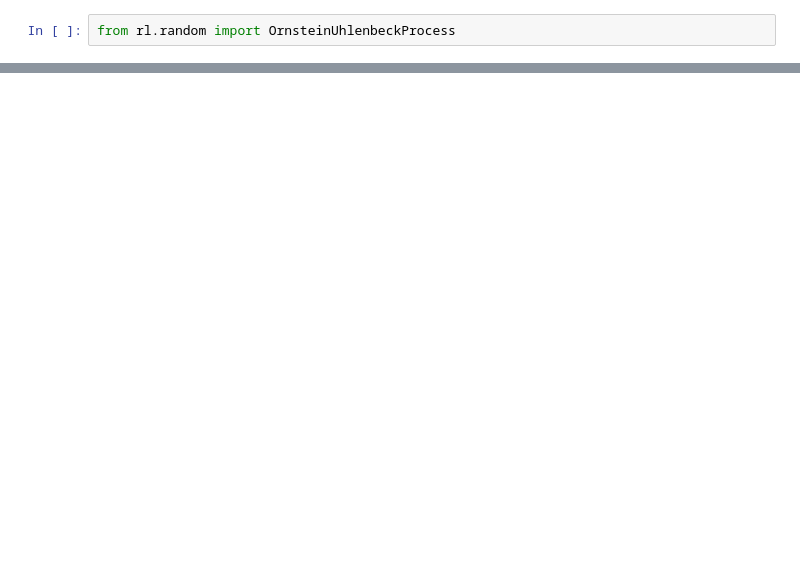
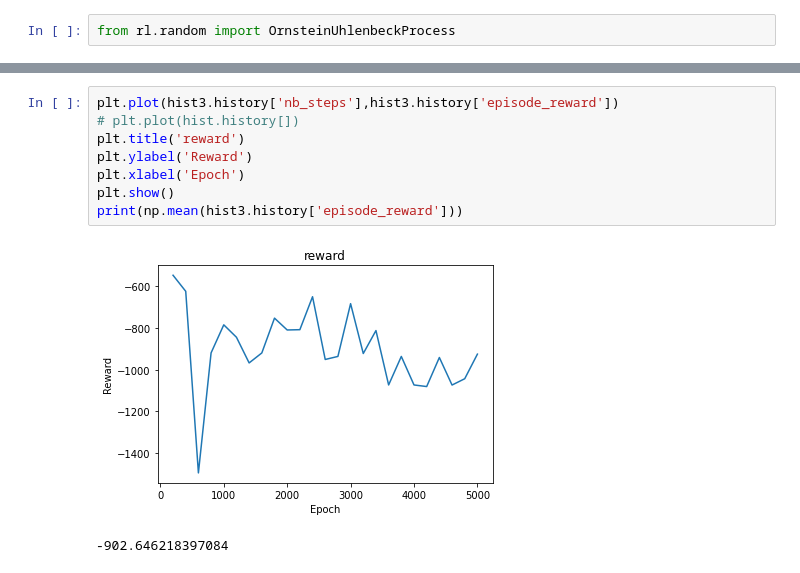
Before and after one commit to abirhazra/Reinforcement-Learning, a Jupyter notebook: DDPG_agent(Actor_Critic)_with_Keras_RL_.ipynb, the cells around one changed output, grey strips where cells are left out. Saved outputs shown, nothing was run; the diff lists cells and outputs as text; blank space fills up the shorter version.

```diff
--- a/DDPG_agent(Actor_Critic)_with_Keras_RL_.ipynb
+++ b/DDPG_agent(Actor_Critic)_with_Keras_RL_.ipynb
@@ -118,0 +236,11 @@ TypeError: ignored
+# %%
+plt.plot(hist3.history['nb_steps'],hist3.history['episode_reward'])
+# plt.plot(hist.history[])
+plt.title('reward')
+plt.ylabel('Reward')
+plt.xlabel('Epoch')
+plt.show()
+print(np.mean(hist3.history['episode_reward']))
+# %% [output]
+[figure, added]
+-902.646218397084
```
Also changed, not shown: parts of 18 cells of this notebook.
